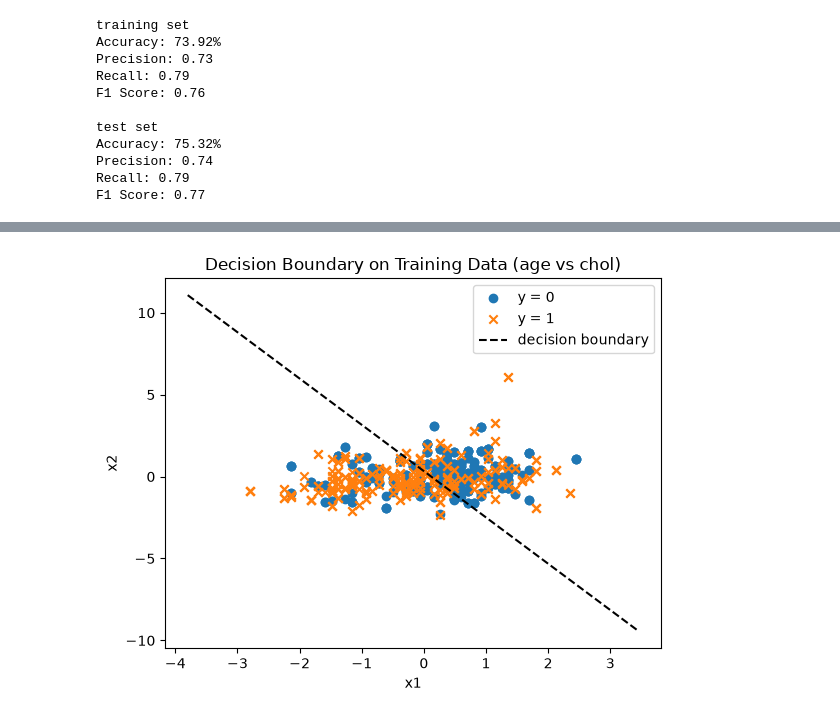
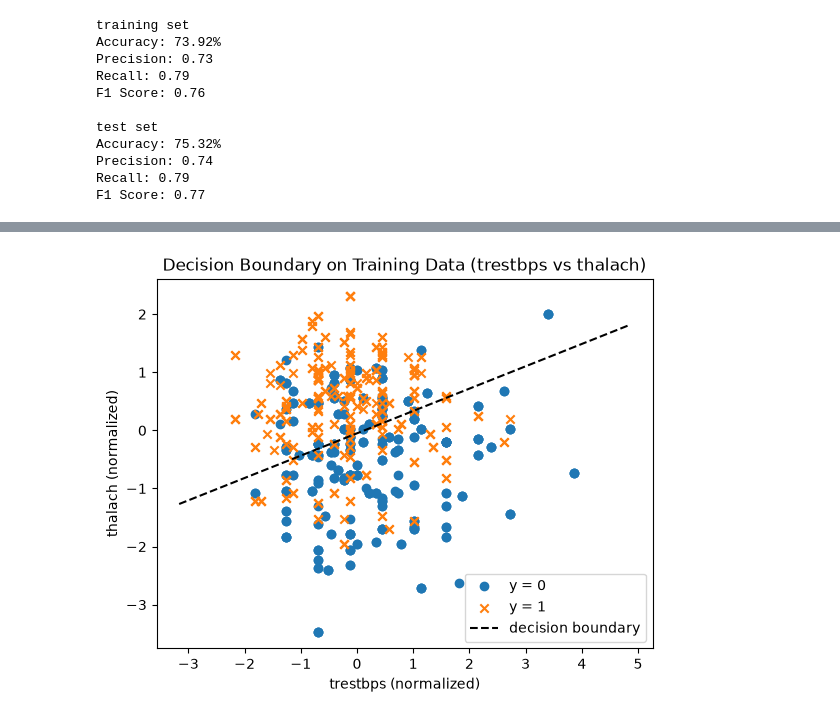
Before and after one commit to nestorlop/Heart_Disease_Risk_Prediction, a Jupyter notebook: heart_disease_lr_analysis.ipynb, the cells around one changed output, grey strips where cells are left out. Cells and saved outputs as stored; diff of their text form; code cells hidden in the pictures.

```diff
--- a/heart_disease_lr_analysis.ipynb
+++ b/heart_disease_lr_analysis.ipynb
@@ -187,8 +194,8 @@ def sigmoid(z):
     """Compute the sigmoid of z."""
     return 1 / (1 + np.exp(-z))
 # %%
-def compute_cost(w, b, X, y):
-    """Compute logistic regression cost J(w, b) using explicit model."""
+def compute_cost(w, b, X, y, lam=0):
+    """Compute logistic regression cost J(w, b) with optional L2 regularization."""
     m, n = X.shape
 
     z = X @ w + b
@@ -200,10 +207,11 @@ def compute_cost(w, b, X, y):
     J = -(1 / m) * np.sum(
         y * np.log(f_clipped) + (1 - y) * np.log(1 - f_clipped)
     )
+    reg_term = (lam / (2 * m)) * np.sum(w ** 2)
 
-    return J
+    return J + reg_term
 # %%
-def compute_gradient(w, b, X, y):
+def compute_gradient(w, b, X, y, lam=0):
     """Compute the gradient of the cost function with respect to w and b."""
     m, n = X.shape
 
@@ -212,26 +220,24 @@ def compute_gradient(w, b, X, y):
 
     error = f - y
 
-
-    dj_dw = (1 / m) * (X.T @ error)
+    dj_dw = (1 / m) * (X.T @ error) + (lam / m) * w
     dj_db = (1 / m) * np.sum(error)
 
     return dj_dw, dj_db
 # %%
-def gradient_descent(X, y, w_in, b_in, alpha, num_iters):
-    """Perform gradient descent to learn w and b."""
+def gradient_descent(X, y, w_in, b_in, alpha, num_iters, lam=0):
+    """Perform gradient descent to learn w and b with optional L2 regularization."""
     w = w_in.copy()
     b = b_in
     J_history = []
 
     for i in range(num_iters):
-        dj_dw, dj_db = compute_gradient(w, b, X, y)
+        dj_dw, dj_db = compute_gradient(w, b, X, y, lam)
 
         w -= alpha * dj_dw
         b -= alpha * dj_db
 
         if i % 100 == 0:
-            J_history.append(compute_cost(w, b, X, y))
-            print(f"Iteration {i}: Cost {J_history[-1]}")
+            J_history.append(compute_cost(w, b, X, y, lam))
 
     return w, b, J_history
@@ -371,5 +398,5 @@ Iteration 900: Cost 0.6595974547903181
 # %%
-def plot_linear_data_with_boundary(w, b, X, y, title):
+def plot_linear_data_with_boundary(w, b, X, y, title, xlabel="x1", ylabel="x2"):
     plt.figure()
     plt.scatter(X[y == 0, 0], X[y == 0, 1], marker="o", label="y = 0")
     plt.scatter(X[y == 1, 0], X[y == 1, 1], marker="x", label="y = 1")
@@ -383,8 +410,8 @@ def plot_linear_data_with_boundary(w, b, X, y, title):
         plt.axvline(x1_line, color="k", linestyle="--", label="decision boundary")
 
     plt.title(title)
-    plt.xlabel("x1")
-    plt.ylabel("x2")
+    plt.xlabel(xlabel)
+    plt.ylabel(ylabel)
     plt.legend()
     plt.show()
 # %%
@@ -438,9 +456,11 @@ Iteration 900: Cost 0.5883373453366836
 # %%
 plot_linear_data_with_boundary(
-    w_pair_1, b_pair_1, X_train_pair_scaled.to_numpy(), y_train_pair_1.to_numpy(), "Decision Boundary on Training Data (age vs chol)"
+    w_pair_4, b_pair_4, X_train_pair_scaled_4.to_numpy(), y_train_pair_4.to_numpy(),
+    "Decision Boundary on Training Data (trestbps vs thalach)",
+    xlabel="trestbps (normalized)", ylabel="thalach (normalized)"
 )
 # %% [output]
-[figure, old version]
+[figure, new version]
 # %%
 np.random.seed(42)
 indices_6= df[df["target"] == 0].index.to_numpy().copy()
```
Also changed, not shown: parts of 39 cells of this notebook, 5 other files.
